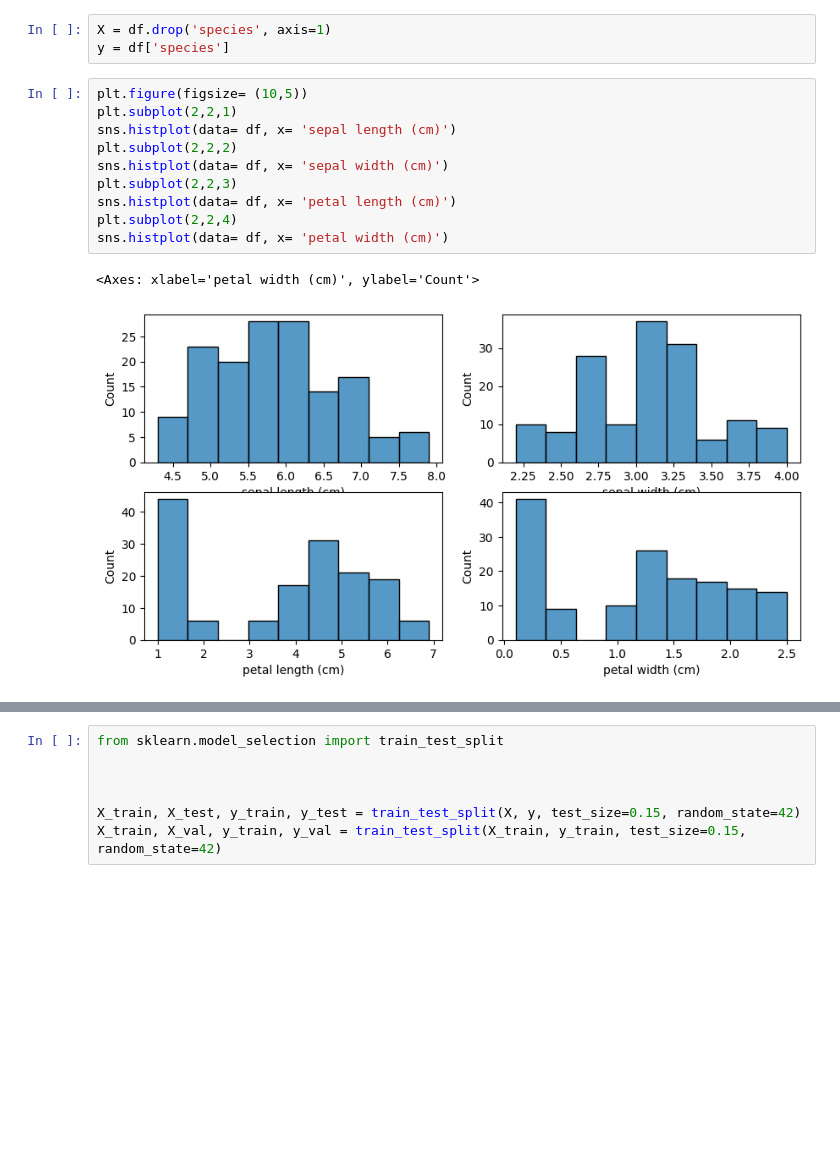
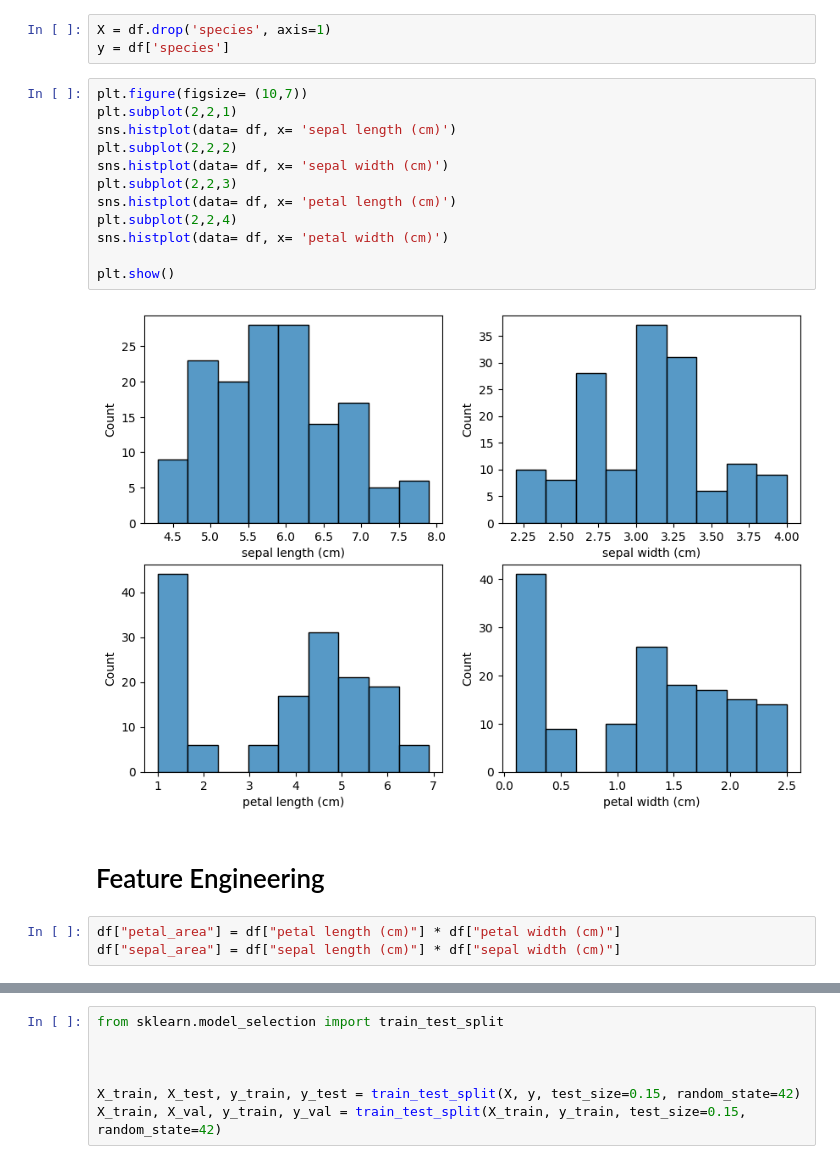
Before and after one commit to Bruno-Dezorzi/Iniciacao_Cientifica_ML_Classificao, a Jupyter notebook: notebook.ipynb, the cells around one changed output, grey strips where cells are left out. Drawn from its saved outputs; the diff is of its cells as text; blank space fills up the shorter version.

```diff
--- a/notebook.ipynb
+++ b/notebook.ipynb
@@ -160,15 +156,21 @@ df.describe()
 X = df.drop('species', axis=1)
 y = df['species']
 # %%
-plt.figure(figsize= (10,5))
+plt.figure(figsize= (10,7))
 plt.subplot(2,2,1)
 sns.histplot(data= df, x= 'sepal length (cm)')
 plt.subplot(2,2,2)
 sns.histplot(data= df, x= 'sepal width (cm)')
 plt.subplot(2,2,3)
 sns.histplot(data= df, x= 'petal length (cm)')
 plt.subplot(2,2,4)
 sns.histplot(data= df, x= 'petal width (cm)')
+
+plt.show()
 # %% [output]
-<Axes: xlabel='petal width (cm)', ylabel='Count'>
-[figure, old version]
+[figure, new version]
+# %% [markdown]
+# Feature Engineering
+# %%
+df["petal_area"] = df["petal length (cm)"] * df["petal width (cm)"]
+df["sepal_area"] = df["sepal length (cm)"] * df["sepal width (cm)"]
```
Also changed, not shown: parts of 7 cells of this notebook, 1 other file.
